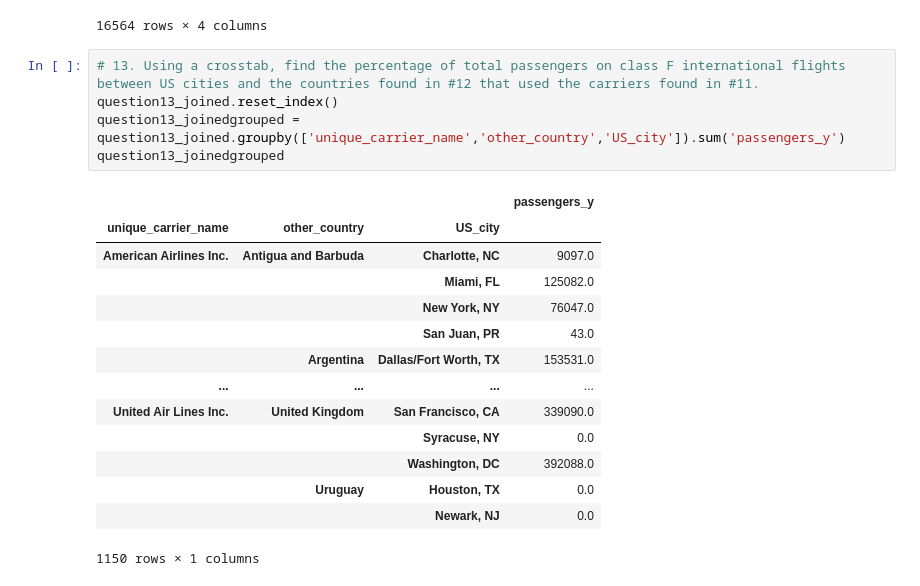
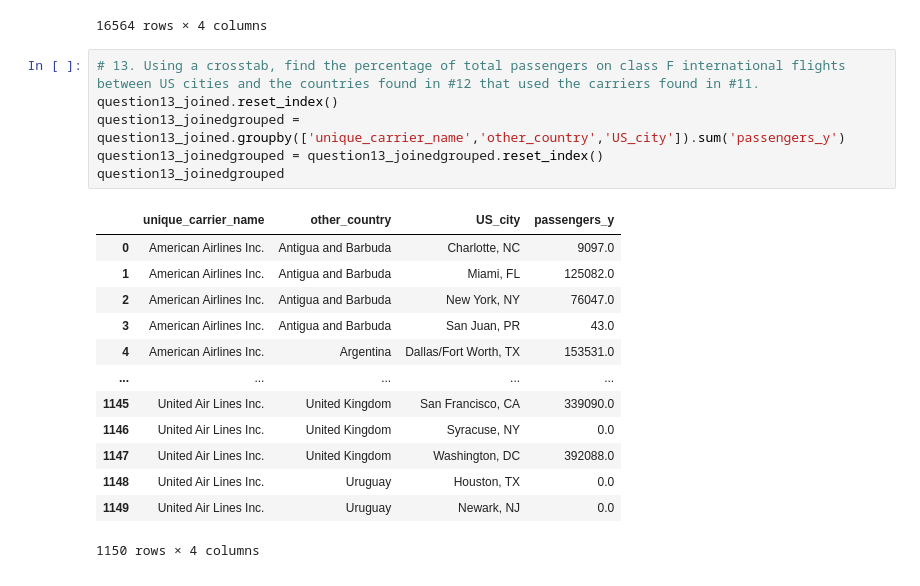
Before and after one commit to 99tyler99/Python, a Jupyter notebook: Python Charmers Fundamentals 06 Pandas Test.ipynb, the cells around one changed output. Drawn from its saved outputs; the diff is of its cells as text.

```diff
--- a/Python Charmers Fundamentals 06 Pandas Test.ipynb
+++ b/Python Charmers Fundamentals 06 Pandas Test.ipynb
@@ -714,20 +714,20 @@ question13_joined
 # %%
 # 13. Using a crosstab, find the percentage of total passengers on class F international flights between US cities and the countries found in #12 that used the carriers found in #11.
 question13_joined.reset_index()
 question13_joinedgrouped = question13_joined.groupby(['unique_carrier_name','other_country','US_city']).sum('passengers_y')
+question13_joinedgrouped = question13_joinedgrouped.reset_index()
 question13_joinedgrouped
 # %% [output]
-|  |  |  | passengers_y |
-| unique_carrier_name | other_country | US_city |  |
-| American Airlines Inc. | Antigua and Barbuda | Charlotte, NC | 9097.0 |
-|  |  | Miami, FL | 125082.0 |
-|  |  | New York, NY | 76047.0 |
-|  |  | San Juan, PR | 43.0 |
-|  | Argentina | Dallas/Fort Worth, TX | 153531.0 |
-| ... | ... | ... | ... |
-| United Air Lines Inc. | United Kingdom | San Francisco, CA | 339090.0 |
-|  |  | Syracuse, NY | 0.0 |
-|  |  | Washington, DC | 392088.0 |
-|  | Uruguay | Houston, TX | 0.0 |
-|  |  | Newark, NJ | 0.0 |
+|  | unique_carrier_name | other_country | US_city | passengers_y |
+| 0 | American Airlines Inc. | Antigua and Barbuda | Charlotte, NC | 9097.0 |
+| 1 | American Airlines Inc. | Antigua and Barbuda | Miami, FL | 125082.0 |
+| 2 | American Airlines Inc. | Antigua and Barbuda | New York, NY | 76047.0 |
+| 3 | American Airlines Inc. | Antigua and Barbuda | San Juan, PR | 43.0 |
+| 4 | American Airlines Inc. | Argentina | Dallas/Fort Worth, TX | 153531.0 |
+| ... | ... | ... | ... | ... |
+| 1145 | United Air Lines Inc. | United Kingdom | San Francisco, CA | 339090.0 |
+| 1146 | United Air Lines Inc. | United Kingdom | Syracuse, NY | 0.0 |
+| 1147 | United Air Lines Inc. | United Kingdom | Washington, DC | 392088.0 |
+| 1148 | United Air Lines Inc. | Uruguay | Houston, TX | 0.0 |
+| 1149 | United Air Lines Inc. | Uruguay | Newark, NJ | 0.0 |
-1150 rows × 1 columns
+1150 rows × 4 columns
```
Also changed, not shown: parts of 15 cells of this notebook.
